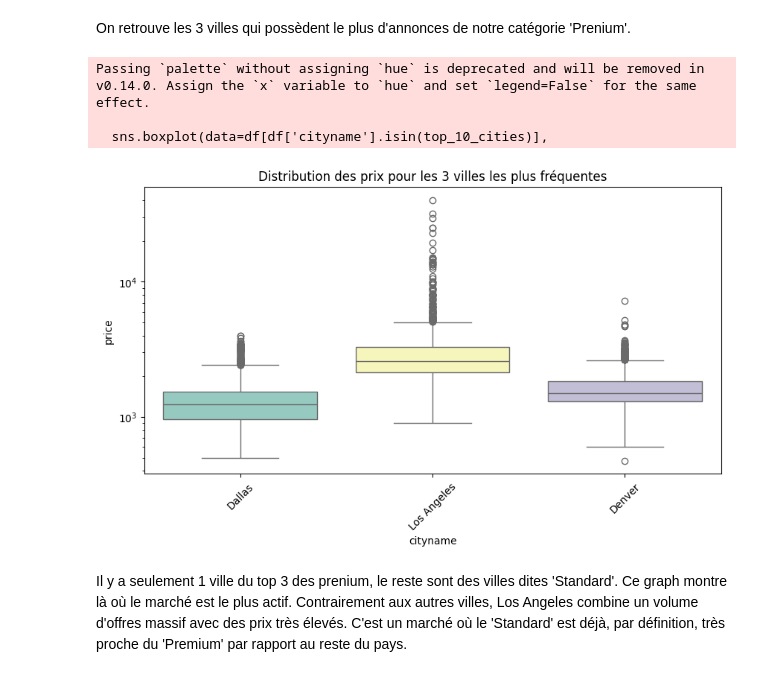
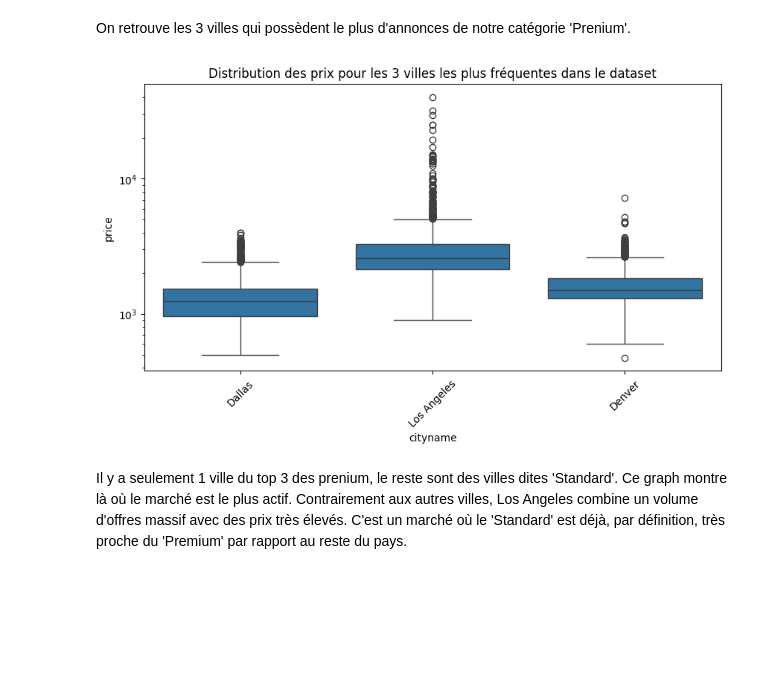
Before and after one commit to tara-lecoz1/apartments-for-rent-classified, a Jupyter notebook: main².ipynb, the cells around one changed output. Drawn from its saved outputs; the diff is of its cells as text; code cells hidden in the pictures; blank space fills up the shorter version.

```diff
--- a/main².ipynb
+++ b/main².ipynb
@@ -176,22 +179,19 @@ Name: count, dtype: int64
 On retrouve les 3 villes qui possèdent le plus d'annonces de notre catégorie 'Prenium'.
 # %%
 # Trouver les 3 villes les plus fréquentes dans tout le dataset
-top_10_cities = df['cityname'].value_counts().head(3).index
+top_3_cities = df['cityname'].value_counts().head(3).index
 
 # Créer un graphique boxplot pour ces 3 villes uniquement
 plt.figure(figsize=(10, 5))
-sns.boxplot(data=df[df['cityname'].isin(top_10_cities)],
-            x='cityname', y='price', palette='Set3')
+sns.boxplot(data=df[df['cityname'].isin(top_3_cities)],
+            x='cityname', y='price')
 
-plt.title('Distribution des prix pour les 3 villes les plus fréquentes')
+plt.title('Distribution des prix pour les 3 villes les plus fréquentes dans le dataset')
 plt.xticks(rotation=45)
 plt.yscale('log') # Utilisation de l'échelle logarithmique pour mieux visualiser les différences
 plt.show()
 # %% [output]
-Passing `palette` without assigning `hue` is deprecated and will be removed in v0.14.0. Assign the `x` variable to `hue` and set `legend=False` for the same effect.
-
-  sns.boxplot(data=df[df['cityname'].isin(top_10_cities)],
-[figure, old version]
+[figure, new version]
 # %% [markdown]
 Il y a seulement 1 ville du top 3 des prenium, le reste sont des villes dites 'Standard'. Ce graph montre là où le marché est le plus actif. Contrairement aux autres villes, Los Angeles combine un volume d'offres massif avec des prix très élevés. C'est un marché où le 'Standard' est déjà, par définition, très proche du 'Premium' par rapport au reste du pays.
 # %%
```
Also changed, not shown: parts of 29 cells of this notebook.
